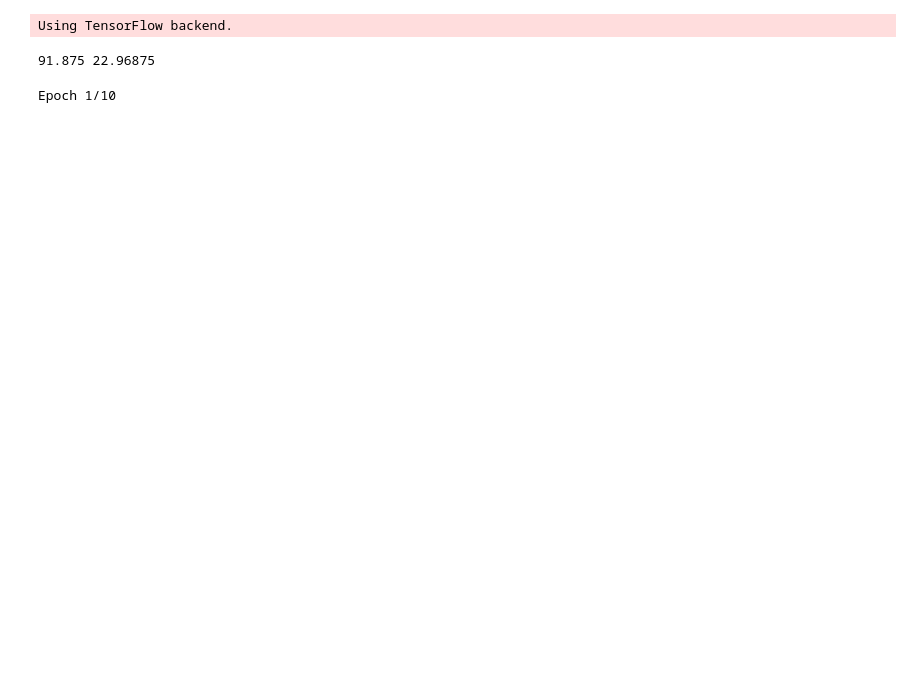
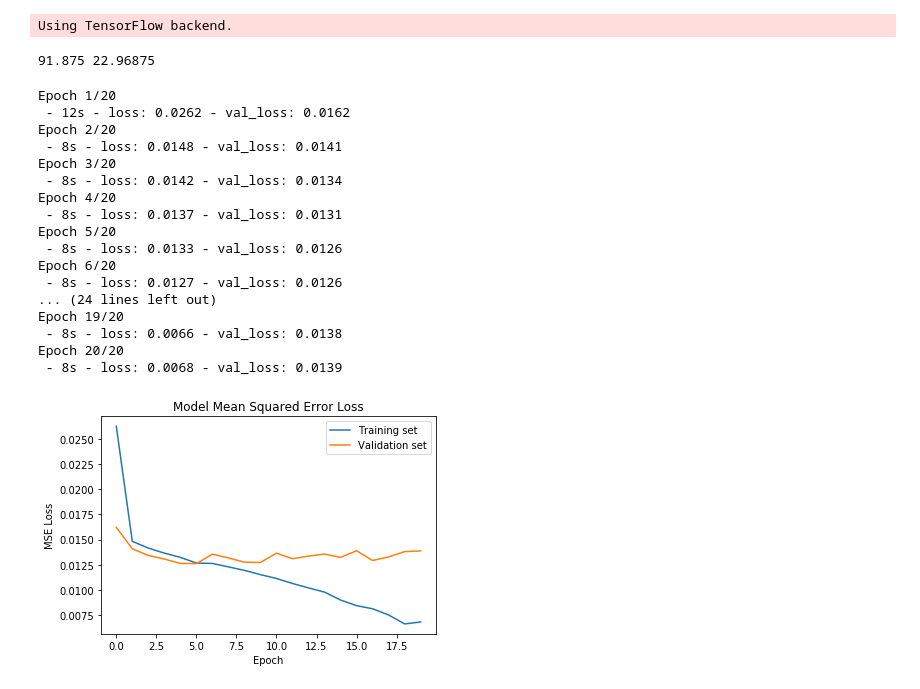
Before and after one commit to MyGitHubSite/Udacity-CarND-T1P3-Behavioral-Cloning, a Jupyter notebook: model.ipynb, the cells around one changed output. Drawn from its saved outputs; the diff is of its cells as text; code cells hidden in the pictures; blank space fills up the shorter version.

```diff
--- a/model.ipynb
+++ b/model.ipynb
@@ -63,7 +90,6 @@ import numpy as np
 def load_data(samples):
     images = []
     steering_angles = []
-    num_samples = len(samples)
 
     for i, sample in enumerate(samples):
         # print('Reading Sample: '+str(i)+' of '+str(num_samples), end='\r')
@@ -127,7 +153,7 @@ def generator(samples, batch_size=32):
         for offset in range(0, len(samples), batch_size):
             batch_samples = samples[offset:offset+batch_size]
             images, steering_angles = load_data(batch_samples)
-            # images, steering_angles = augment_data(images, steering_angles)
+            images, steering_angles = augment_data(images, steering_angles)
             x_train = np.array(images)
             y_train = np.array(steering_angles)
             yield x_train, y_train
@@ -188,7 +214,7 @@ def nvidia_model():
     model.add(Convolution2D(filters=64, kernel_size=(3, 3), strides=(1, 1), activation='relu'))     # Layer 5
     model.add(Flatten())                                                                            # Layer 6
     model.add(Dense(1164, activation='relu'))                                                       # Layer 7
-    # model.add(Dropout(0.4))
+    model.add(Dropout(0.4))
     model.add(Dense(100, activation='relu'))                                                        # Layer 8
     model.add(Dense(10, activation='relu'))                                                         # Layer 9
     model.add(Dense(1))                                                                             # Layer 10
@@ -209,12 +235,29 @@ print(len(train_samples)/32, len(validation_samples)/32)
 # %%
 model = nvidia_model()
 history_object = model.fit_generator(train_generator,
                                      steps_per_epoch=len(train_samples)/32,
                                      validation_data=validation_generator,
                                      validation_steps=len(validation_samples)/32,
-                                     epochs=10,
+                                     epochs=20,
                                      verbose=2)
-plot_history(history_object, './images/', 'model')
-model.save('model.h5')
+plot_history(history_object, './images/', 'samplemodel')
+model.save('samplemodel.h5')
 # %% [output]
-Epoch 1/10
+Epoch 1/20
+ - 12s - loss: 0.0262 - val_loss: 0.0162
+Epoch 2/20
+ - 8s - loss: 0.0148 - val_loss: 0.0141
+Epoch 3/20
+ - 8s - loss: 0.0142 - val_loss: 0.0134
+Epoch 4/20
+ - 8s - loss: 0.0137 - val_loss: 0.0131
+Epoch 5/20
+ - 8s - loss: 0.0133 - val_loss: 0.0126
+Epoch 6/20
+ - 8s - loss: 0.0127 - val_loss: 0.0126
+... (24 lines left out)
+Epoch 19/20
+ - 8s - loss: 0.0066 - val_loss: 0.0138
+Epoch 20/20
+ - 8s - loss: 0.0068 - val_loss: 0.0139
+[figure, added]
```
Also changed, not shown: parts of 4 cells of this notebook.
